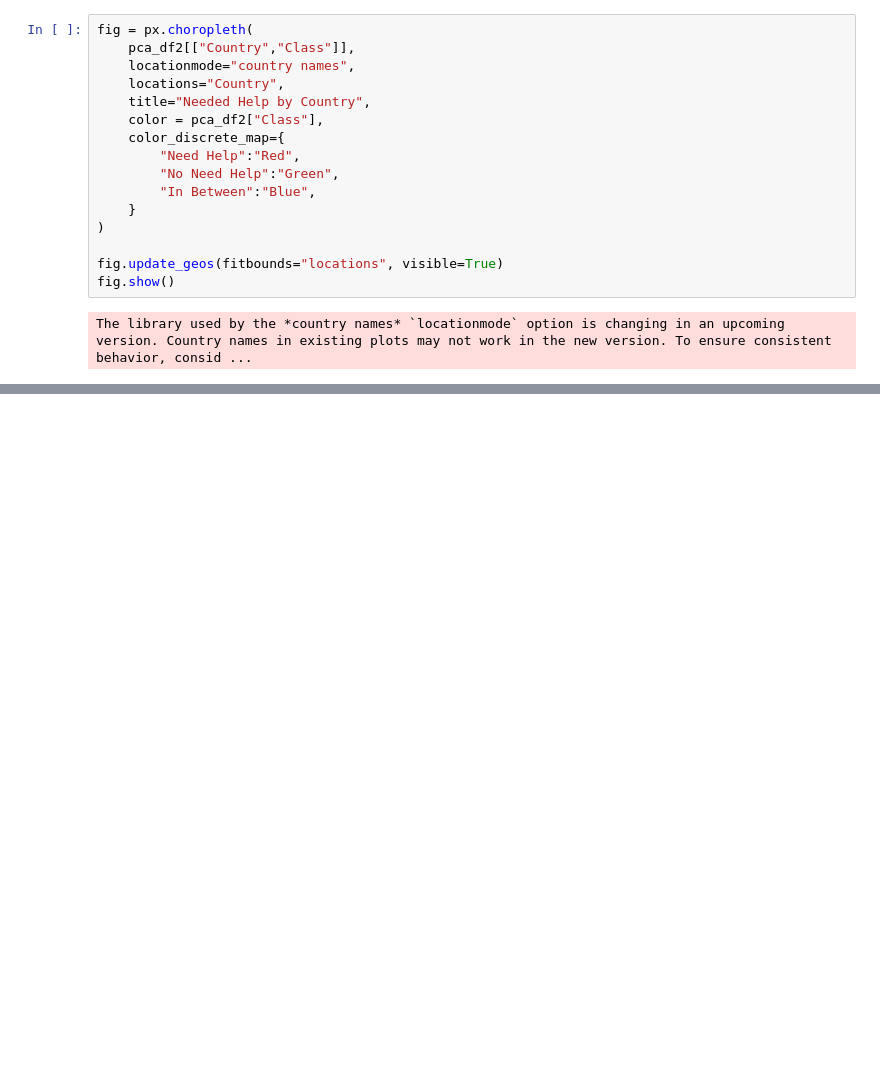
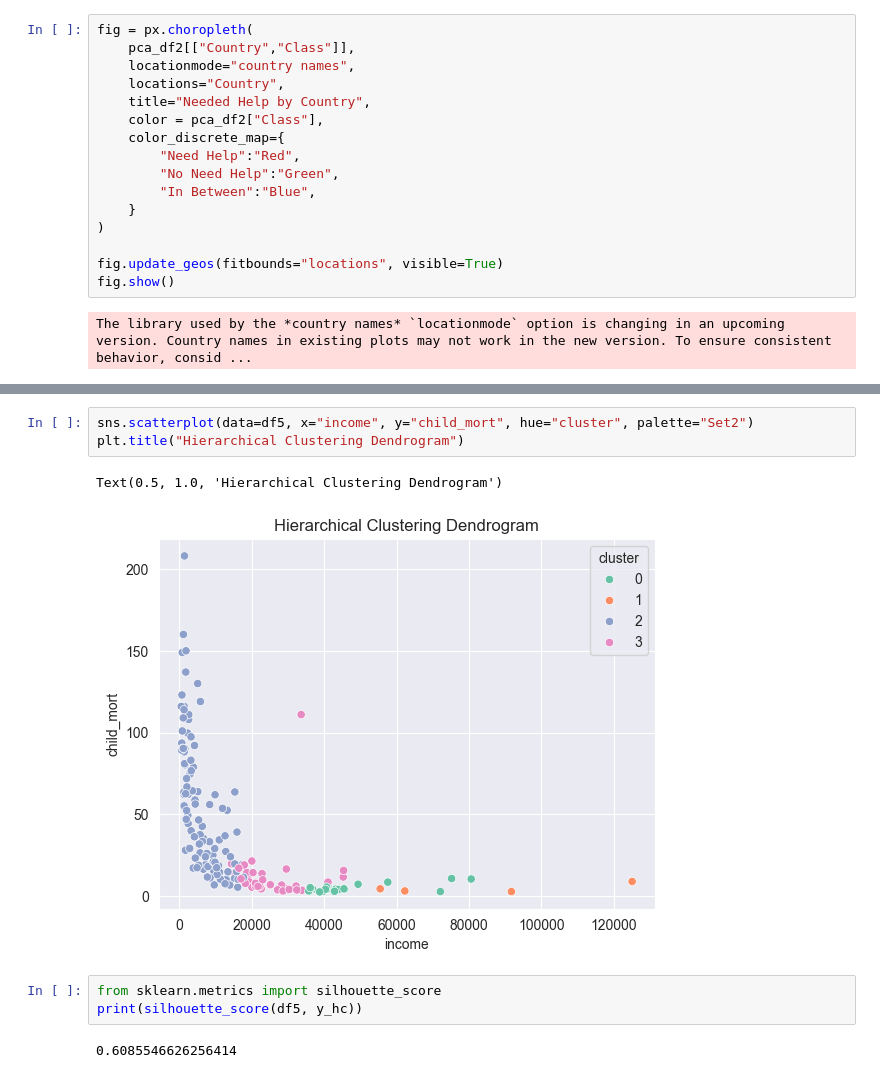
Before and after one commit to cveysel/KursDerslerim, a Jupyter notebook: MakineOgrenmesi/CountryUnsupervised.ipynb, the cells around one changed output, grey strips where cells are left out. Drawn from its saved outputs; the diff is of its cells as text; blank space fills up the shorter version.

```diff
--- a/MakineOgrenmesi/CountryUnsupervised.ipynb
+++ b/MakineOgrenmesi/CountryUnsupervised.ipynb
@@ -299,0 +515,11 @@ The library used by the *country names* `locationmode` option is changing in an
+# %%
+sns.scatterplot(data=df5, x="income", y="child_mort", hue="cluster", palette="Set2")
+plt.title("Hierarchical Clustering Dendrogram")
+# %% [output]
+Text(0.5, 1.0, 'Hierarchical Clustering Dendrogram')
+[figure, added]
+# %%
+from sklearn.metrics import silhouette_score
+print(silhouette_score(df5, y_hc))
+# %% [output]
+0.6085546626256414
```
Also changed, not shown: parts of 36 cells of this notebook, 1 other file.
